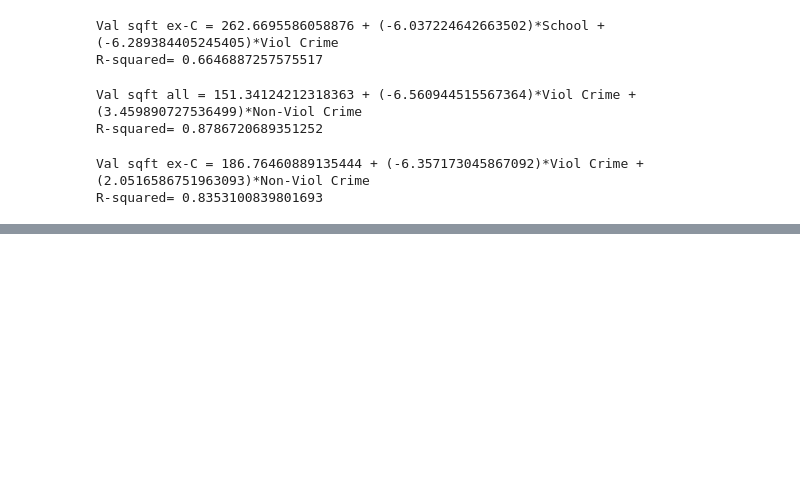
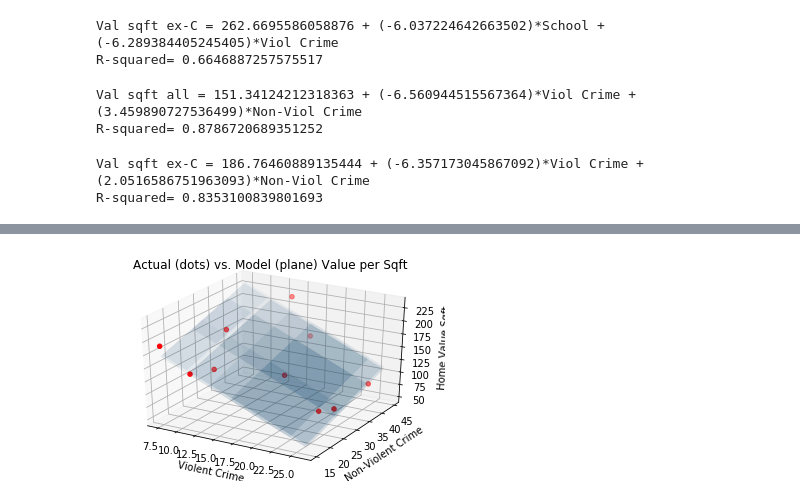
Before and after one commit to abartczak/Crime_Housing_Schools_Correlation, a Jupyter notebook: Housing Data/TEAM12_multivariate_analytics.ipynb, the cells around one changed output, grey strips where cells are left out. Drawn from its saved outputs; the diff is of its cells as text; code cells hidden in the pictures; blank space fills up the shorter version.

```diff
--- a/Housing Data/TEAM12_multivariate_analytics.ipynb
+++ b/Housing Data/TEAM12_multivariate_analytics.ipynb
@@ -234,0 +267,27 @@ R-squared= 0.8353100839801693
+# %%
+#3d plot of actual vs model
+
+fig = plt.figure()
+ax = fig.add_subplot(111, projection='3d')
+
+x =msp_home_educ_crime_summ_nocentral_df['Violent Crime Rate']
+y =msp_home_educ_crime_summ_nocentral_df['Non-Violent Crime Rate']
+z =msp_home_educ_crime_summ_nocentral_df['Value per Sqft']
+
+
+plane_x, plane_y = np.meshgrid(msp_home_educ_crime_summ_nocentral_df['Violent Crime Rate'],msp_home_educ_crime_summ_nocentral_df['Non-Violent Crime Rate'])
+plane_z = intercept7 + coefficient7[0]*plane_x + coefficient7[1]*plane_y
+
+#fig = plt.figure()
+#ax = fig.gca(projection='3d')
+
+ax.plot_surface(plane_x, plane_y, plane_z, alpha = 0.02)
+ax.scatter(x, y, z, c='r', marker='o')
+ax.set_xlabel('Violent Crime')
+ax.set_ylabel('Non-Violent Crime')
+ax.set_zlabel('Home Value Sqft')
+ax.set_title('Actual (dots) vs. Model (plane) Value per Sqft')
+
+plt.show()
+# %% [output]
+[figure, added]
```
Also changed, not shown: parts of 5 cells of this notebook, 22 other files.
